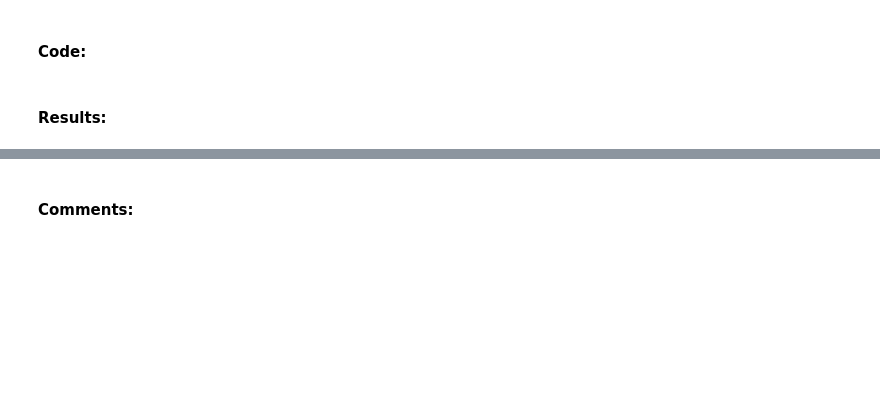
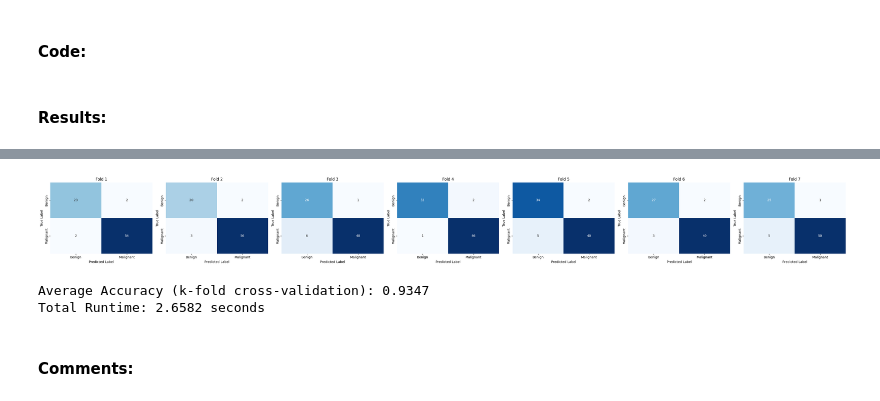
Before and after one commit to bashtag/Regression-and-Classification-Examples, a Jupyter notebook: 210104004253_Bilal_GOKCE.ipynb, the cells around one changed output, grey strips where cells are left out. Cells and saved outputs as stored; diff of their text form; code cells hidden in the pictures; blank space fills up the shorter version.

Commit message:
k-fold, accuracy, confusion matrix, mse

```diff
--- a/210104004253_Bilal_GOKCE.ipynb
+++ b/210104004253_Bilal_GOKCE.ipynb
@@ -68,20 +129,2 @@ def knn_classifier_with_euclidian_distance(train_data: {}, test_data: {}, k: int
 # %% [markdown]
 #### Results:
-# %%
-# Sample Train and Test Data
-train_data = {
-    "data1": {"features": [2, 3], "label": "A"},
-    "data2": {"features": [5, 4], "label": "B"},
-    "data3": {"features": [3, 1], "label": "A"},
-    "data4": {"features": [6, 7], "label": "B"},
-    "data5": {"features": [1, 2], "label": "A"},
-}
-
-test_data = {
-    "test1": {"features": [3, 3]},
-    "test2": {"features": [5, 5]},
-}
-
-# Call the KNN function
-k = 5  # Number of nearest neighbors
-knn_classifier_with_euclidian_distance(train_data, test_data, k)
@@ -90,0 +131,2 @@ knn_classifier_with_euclidian_distance(train_data, test_data, k)
+# %%
+confusion_matrices, avg_accuracy, elapsed_time = k_fold_cross_validation_knn_classification(classification_dict, 7, 7, knn_classifier_with_euclidian_distance, random_seed=81)
@@ -91,3 +148,41 @@ knn_classifier_with_euclidian_distance(train_data, test_data, k)
+# %%
+import matplotlib.pyplot as plt
+import seaborn as sns
+import numpy as np
+
+def plot_confusion_matrices(conf_matrices):
+    """
+    Plots multiple confusion matrices from k-fold cross-validation.
+
+    Args:
+    conf_matrices (list): List of confusion matrices from k-fold validation.
+    """
+    num_folds = len(conf_matrices)
+    fig, axes = plt.subplots(1, num_folds, figsize=(num_folds * 5, 4))
+
+    if num_folds == 1:
+        axes = [axes]  # Ensure axes is iterable when there's only 1 fold
+
+    for i, cm in enumerate(conf_matrices):
+        ax = axes[i]
+        sns.heatmap(cm, annot=True, fmt="d", cmap="Blues", cbar=False, xticklabels=["Benign", "Malignant"], yticklabels=["Benign", "Malignant"], ax=ax)
+        ax.set_title(f"Fold {i+1}")
+        ax.set_xlabel("Predicted Label")
+        ax.set_ylabel("True Label")
+
+    plt.tight_layout()
+    plt.show()
+
+# Call the function to visualize confusion matrices
+plot_confusion_matrices(confusion_matrices)
+
+# Print the average accuracy and runtime
+print(f"Average Accuracy (k-fold cross-validation): {avg_accuracy:.4f}")
+print(f"Total Runtime: {elapsed_time:.4f} seconds")
+# %% [output]
+[figure, added]
+Average Accuracy (k-fold cross-validation): 0.9347
+Total Runtime: 2.6582 seconds
 # %% [markdown]
 #### Comments:
 # %% [markdown]
```
Also changed, not shown: parts of 15 cells of this notebook.
